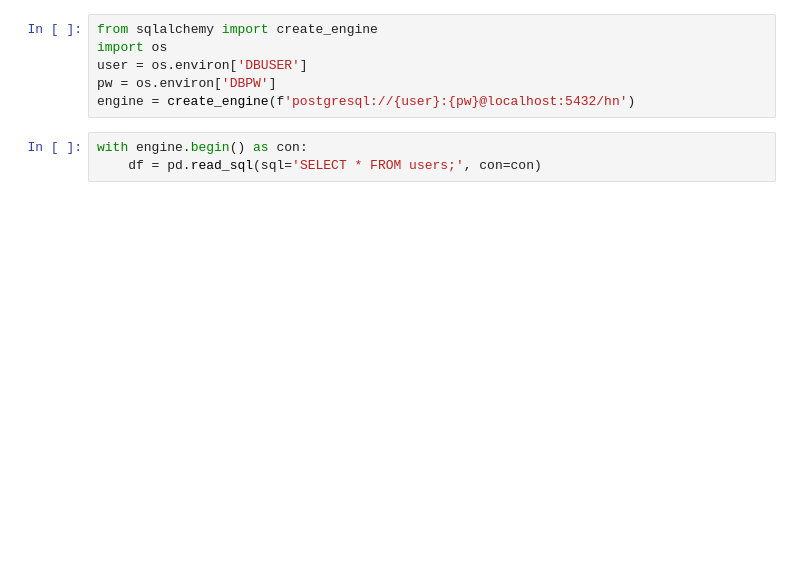
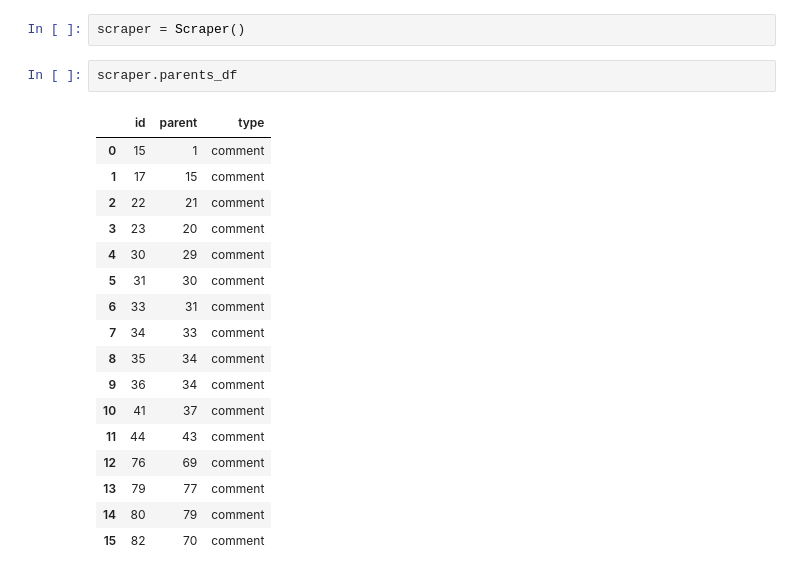
Before and after one commit to haukesteffen/HNPulse, a Jupyter notebook: dev.ipynb, the cells around one changed output. Saved outputs shown, nothing was run; the diff lists cells and outputs as text; blank space fills up the shorter version.

Commit message:
First working Scraper version

```diff
--- a/dev.ipynb
+++ b/dev.ipynb
@@ -229,9 +244,22 @@ pd.DataFrame(scraper.comments)
-# %%
-from sqlalchemy import create_engine
-import os
-user = os.environ['DBUSER']
-pw = os.environ['DBPW']
-engine = create_engine(f'postgresql://{user}:{pw}@localhost:5432/hn')
-# %%
-with engine.begin() as con:
-    df = pd.read_sql(sql='SELECT * FROM users;', con=con)
+# %%
+scraper = Scraper()
+# %%
+scraper.parents_df
+# %% [output]
+|  | id | parent | type |
+| 0 | 15 | 1 | comment |
+| 1 | 17 | 15 | comment |
+| 2 | 22 | 21 | comment |
+| 3 | 23 | 20 | comment |
+| 4 | 30 | 29 | comment |
+| 5 | 31 | 30 | comment |
+| 6 | 33 | 31 | comment |
+| 7 | 34 | 33 | comment |
+| 8 | 35 | 34 | comment |
+| 9 | 36 | 34 | comment |
+| 10 | 41 | 37 | comment |
+| 11 | 44 | 43 | comment |
+| 12 | 76 | 69 | comment |
+| 13 | 79 | 77 | comment |
+| 14 | 80 | 79 | comment |
+| 15 | 82 | 70 | comment |
```
Also changed, not shown: parts of 4 cells of this notebook.
